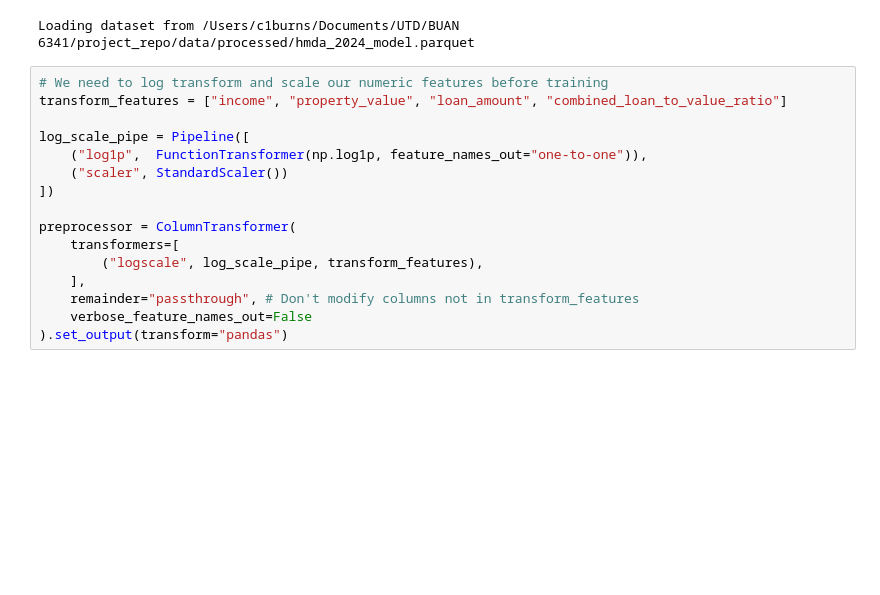
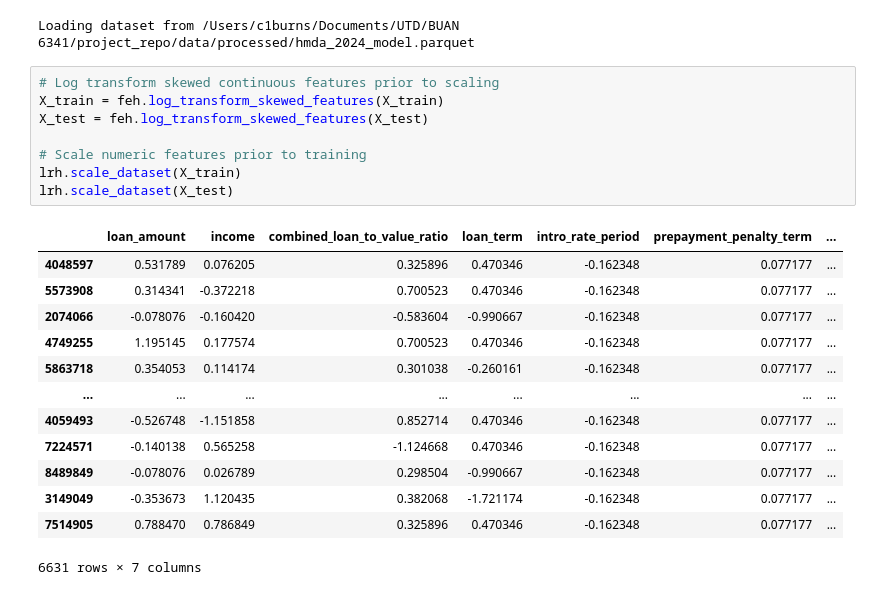
Before and after one commit to emma-hockett/6341_Project, a Jupyter notebook: notebooks/04a_logreg.ipynb, the cells around one changed output. Drawn from its saved outputs; the diff is of its cells as text; blank space fills up the shorter version.

```diff
--- a/notebooks/04a_logreg.ipynb
+++ b/notebooks/04a_logreg.ipynb
@@ -17,19 +16,25 @@ X_train, y_train, X_test, y_test = mh.load_model_dataset()
 # %% [output]
 Loading dataset from /Users/c1burns/Documents/UTD/BUAN 6341/project_repo/data/processed/hmda_2024_model.parquet
 # %%
-# We need to log transform and scale our numeric features before training
-transform_features = ["income", "property_value", "loan_amount", "combined_loan_to_value_ratio"]
+# Log transform skewed continuous features prior to scaling
+X_train = feh.log_transform_skewed_features(X_train)
+X_test = feh.log_transform_skewed_features(X_test)
 
-log_scale_pipe = Pipeline([
-    ("log1p",  FunctionTransformer(np.log1p, feature_names_out="one-to-one")),
-    ("scaler", StandardScaler())
-])
-
-preprocessor = ColumnTransformer(
-    transformers=[
-        ("logscale", log_scale_pipe, transform_features),
-    ],
-    remainder="passthrough", # Don't modify columns not in transform_features
-    verbose_feature_names_out=False
-).set_output(transform="pandas")
+# Scale numeric features prior to training
+lrh.scale_dataset(X_train)
+lrh.scale_dataset(X_test)
+# %% [output]
+|  | loan_amount | income | combined_loan_to_value_ratio | loan_term | intro_rate_period | prepayment_penalty_term | ... |
+| 4048597 | 0.531789 | 0.076205 | 0.325896 | 0.470346 | -0.162348 | 0.077177 | ... |
+| 5573908 | 0.314341 | -0.372218 | 0.700523 | 0.470346 | -0.162348 | 0.077177 | ... |
+| 2074066 | -0.078076 | -0.160420 | -0.583604 | -0.990667 | -0.162348 | 0.077177 | ... |
+| 4749255 | 1.195145 | 0.177574 | 0.700523 | 0.470346 | -0.162348 | 0.077177 | ... |
+| 5863718 | 0.354053 | 0.114174 | 0.301038 | -0.260161 | -0.162348 | 0.077177 | ... |
+| ... | ... | ... | ... | ... | ... | ... | ... |
+| 4059493 | -0.526748 | -1.151858 | 0.852714 | 0.470346 | -0.162348 | 0.077177 | ... |
+| 7224571 | -0.140138 | 0.565258 | -1.124668 | 0.470346 | -0.162348 | 0.077177 | ... |
+| 8489849 | -0.078076 | 0.026789 | 0.298504 | -0.990667 | -0.162348 | 0.077177 | ... |
+| 3149049 | -0.353673 | 1.120435 | 0.382068 | -1.721174 | -0.162348 | 0.077177 | ... |
+| 7514905 | 0.788470 | 0.786849 | 0.325896 | 0.470346 | -0.162348 | 0.077177 | ... |
+6631 rows × 7 columns
 # %%
```
Also changed, not shown: parts of 9 cells of this notebook, 5 other files.
